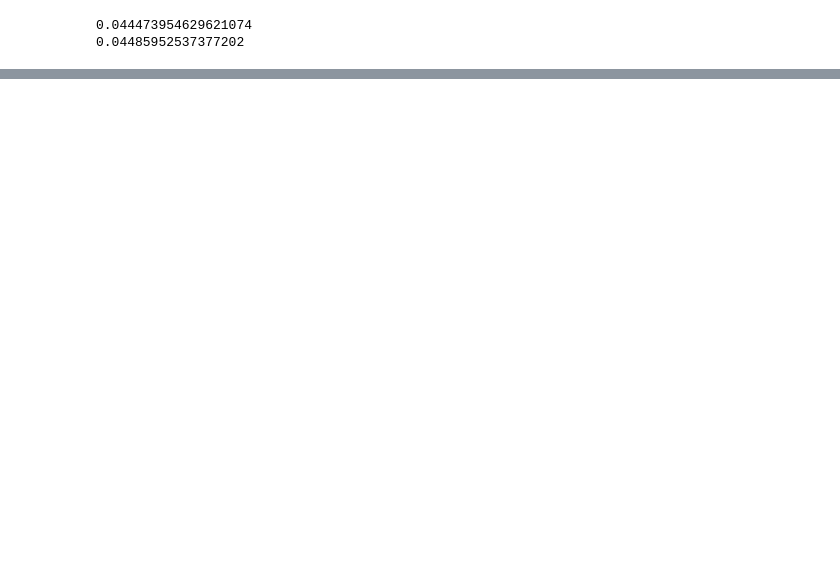
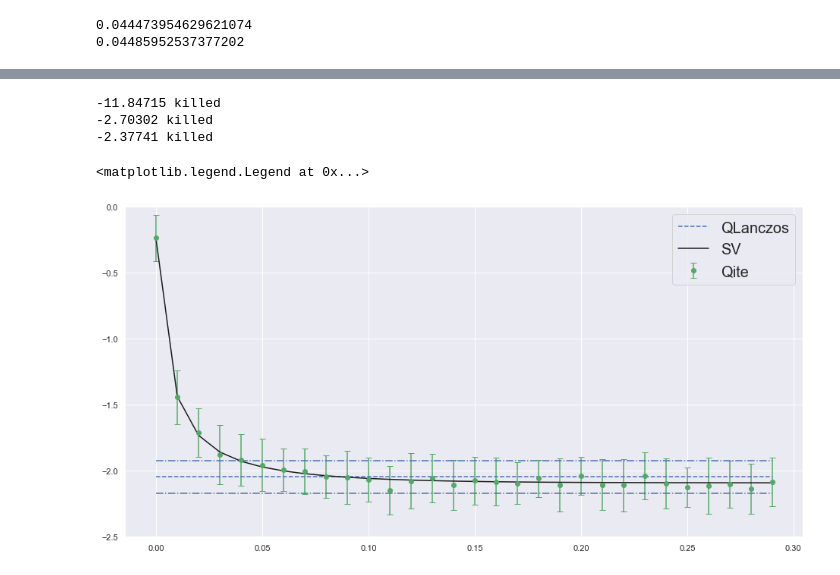
Before and after one commit to aemccoy/GrayCode-QubitEncoding, a Jupyter notebook: notebooks/analysis-testing.ipynb, the cells around one changed output, grey strips where cells are left out. Drawn from its saved outputs; the diff is of its cells as text; code cells hidden in the pictures; blank space fills up the shorter version.

Commit message:
Add qlanczos option to qite and change allowed sigmas for JW

```diff
--- a/notebooks/analysis-testing.ipynb
+++ b/notebooks/analysis-testing.ipynb
@@ -50,0 +65,31 @@ plt.plot(time,averages_sv_Nmax6_m1,"k--")
+# %%
+results_filename='../qite_results_Nmax06_N4LOsrg1.5_graycode_qasm_ms1.npy'
+averages_qasm,stdevs_qasm=analyze_qite_results(results_filename)
+
+qlanczos_results_filename='../qlanczos_results_Nmax06_N4LOsrg1.5_graycode_qasm_ms1.npy'
+ql_mean,ql_std=analyze_qlanczos_results(qlanczos_results_filename)
+
+
+results_filename='../qite_results_Nmax06_N4LOsrg1.5_graycode_statevector_ms1.npy'
+averages_sv,stdevs_sv=analyze_qite_results(results_filename)
+
+
+plot_ql_mean=[ql_mean for t in range(len(averages_qasm))]
+plot_qlp=[ql_mean+ql_std for t in range(len(averages_qasm))]
+plot_qlm=[ql_mean-ql_std for t in range(len(averages_qasm))]
+
+time=[0.01*t for t in range(len(averages_qasm))]
+plt.errorbar(time, averages_qasm, yerr=stdevs_qasm, capsize=4, fmt='go',label="Qite")
+plt.plot(time,plot_ql_mean,"b--",label="QLanczos")
+plt.plot(time,plot_qlp,"b-.")
+plt.plot(time,plot_qlm,"b-.")
+
+plt.plot(time,averages_sv[:30],"k-",label="SV")
+plt.ylim(-2.5,-0.0)
+plt.legend(prop={'size': 20})
+# %% [output]
+-11.84715 killed
+-2.70302 killed
+-2.37741 killed
+<matplotlib.legend.Legend at 0x...>
+[figure, added]
```
Also changed, not shown: parts of 6 cells of this notebook, 7 other files.
